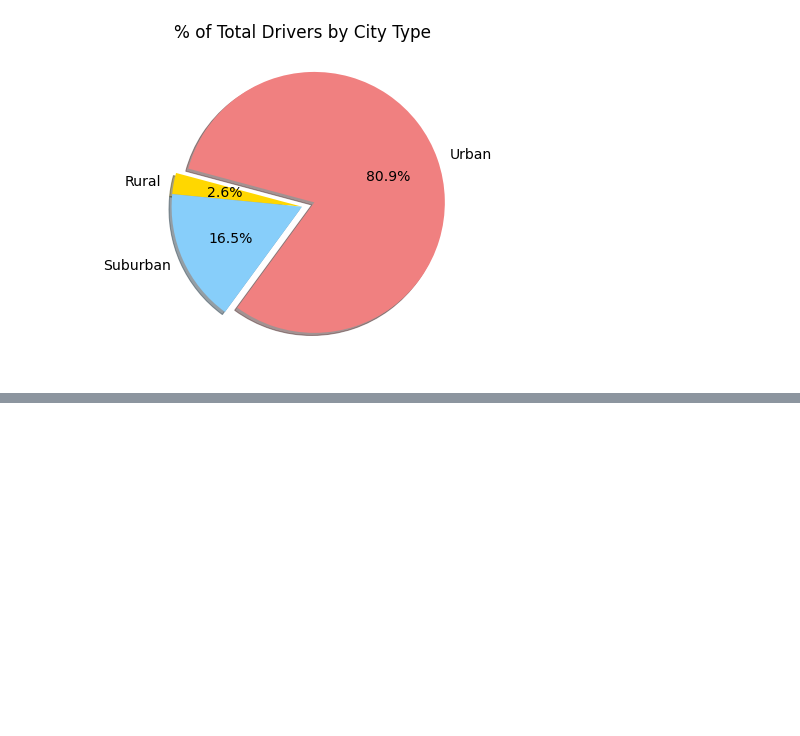
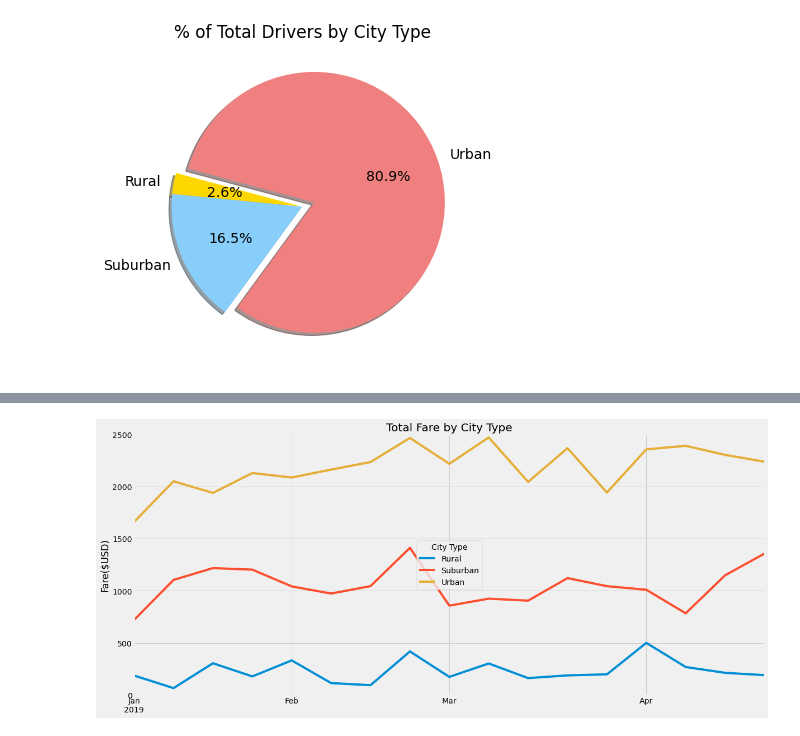
Before and after one commit to mmingoia/PyBer_Analysis, a Jupyter notebook: PyBer.ipynb, the cells around one changed output, grey strips where cells are left out. Drawn from its saved outputs; the diff is of its cells as text; code cells hidden in the pictures; blank space fills up the shorter version.

```diff
--- a/PyBer.ipynb
+++ b/PyBer.ipynb
@@ -629,0 +846,2 @@ plt.show()
+# %%
+TypeFarebyDateDF = pd.DataFrame(TypeFarebyDate)
@@ -629,0 +869,3 @@ plt.show()
+# %%
+TypeFarePivot = pd.pivot_table(TypeFarebyDateDF, values='Fare', index=["Date"],
+                    columns=['City Type'], aggfunc=np.sum)
@@ -629,0 +889,2 @@ plt.show()
+# %%
+TypeFarePivot20191Q = TypeFarePivot.loc['2019-01-01':'2019-04-28']
@@ -629,0 +921,3 @@ plt.show()
+# %%
+TypeFareForPlot = TypeFarePivot20191Q.resample("W").sum()
+TypeFareForPlot.head()
@@ -629,0 +932,15 @@ plt.show()
+# %%
+# Create the plot
+
+plt.style.use('fivethirtyeight')
+TypeFareForPlot.plot(figsize = [18,8], grid = "True", title = "Total Fare by City Type")
+plt.ylabel("Fare($USD)")
+plt.xlabel("")
+plt.axes()
+plt.ylim(0, 2500)
+Fig8Out = os.path.join("analysis","Fig8.png")
+plt.savefig(Fig8Out)
+# Show Figure
+plt.show()
+# %% [output]
+[figure, added]
```
Also changed, not shown: parts of 28 cells of this notebook, 3 other files.
